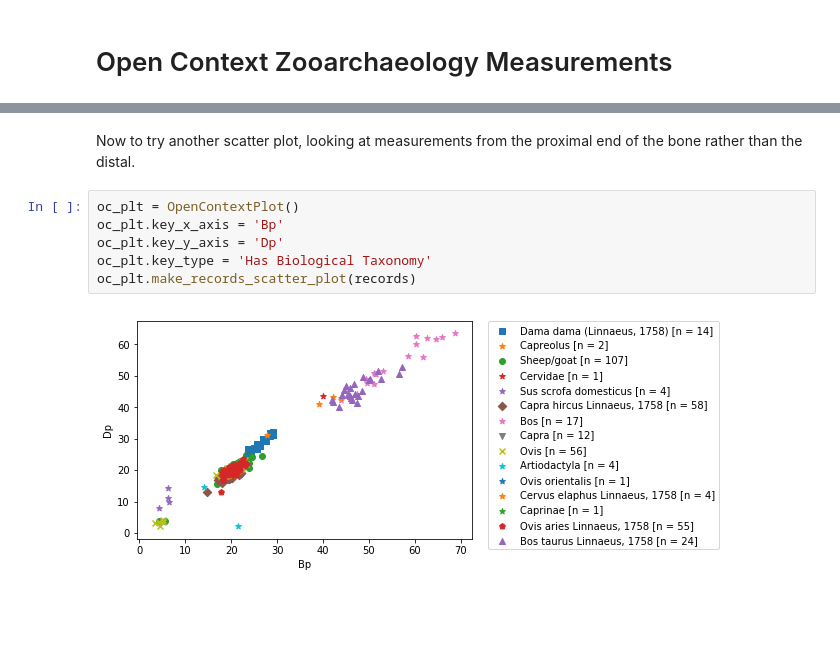
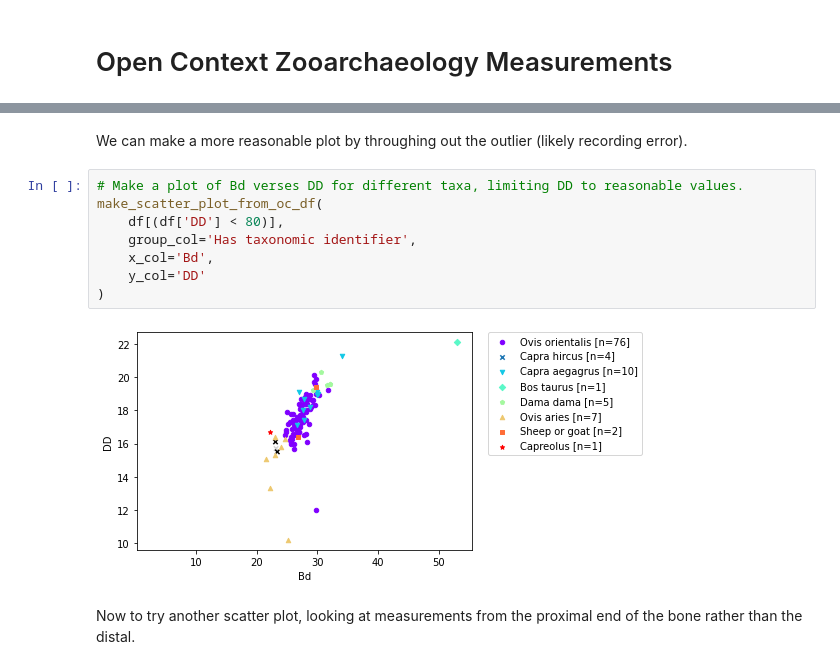
Before and after one commit to ekansa/open-context-jupyter, a Jupyter notebook: notebooks/Open Context Measurements.ipynb, the cells around one changed output, grey strips where cells are left out. Drawn from its saved outputs; the diff is of its cells as text; blank space fills up the shorter version.

```diff
--- a/notebooks/Open Context Measurements.ipynb
+++ b/notebooks/Open Context Measurements.ipynb
@@ -274,10 +120,14 @@ oc_plt.make_records_scatter_plot(records)
+# %% [markdown]
+We can make a more reasonable plot by throughing out the outlier (likely recording error).
+# %%
+# Make a plot of Bd verses DD for different taxa, limiting DD to reasonable values.
+make_scatter_plot_from_oc_df(
+    df[(df['DD'] < 80)],
+    group_col='Has taxonomic identifier',
+    x_col='Bd',
+    y_col='DD'
+)
+# %% [output]
+[figure, added]
 # %% [markdown]
 Now to try another scatter plot, looking at measurements from the proximal end of the bone rather than the distal.
-# %%
-oc_plt = OpenContextPlot()
-oc_plt.key_x_axis = 'Bp'
-oc_plt.key_y_axis = 'Dp'
-oc_plt.key_type = 'Has Biological Taxonomy'
-oc_plt.make_records_scatter_plot(records)
-# %% [output]
-[figure, removed]
```
Also changed, not shown: parts of 11 cells of this notebook.
